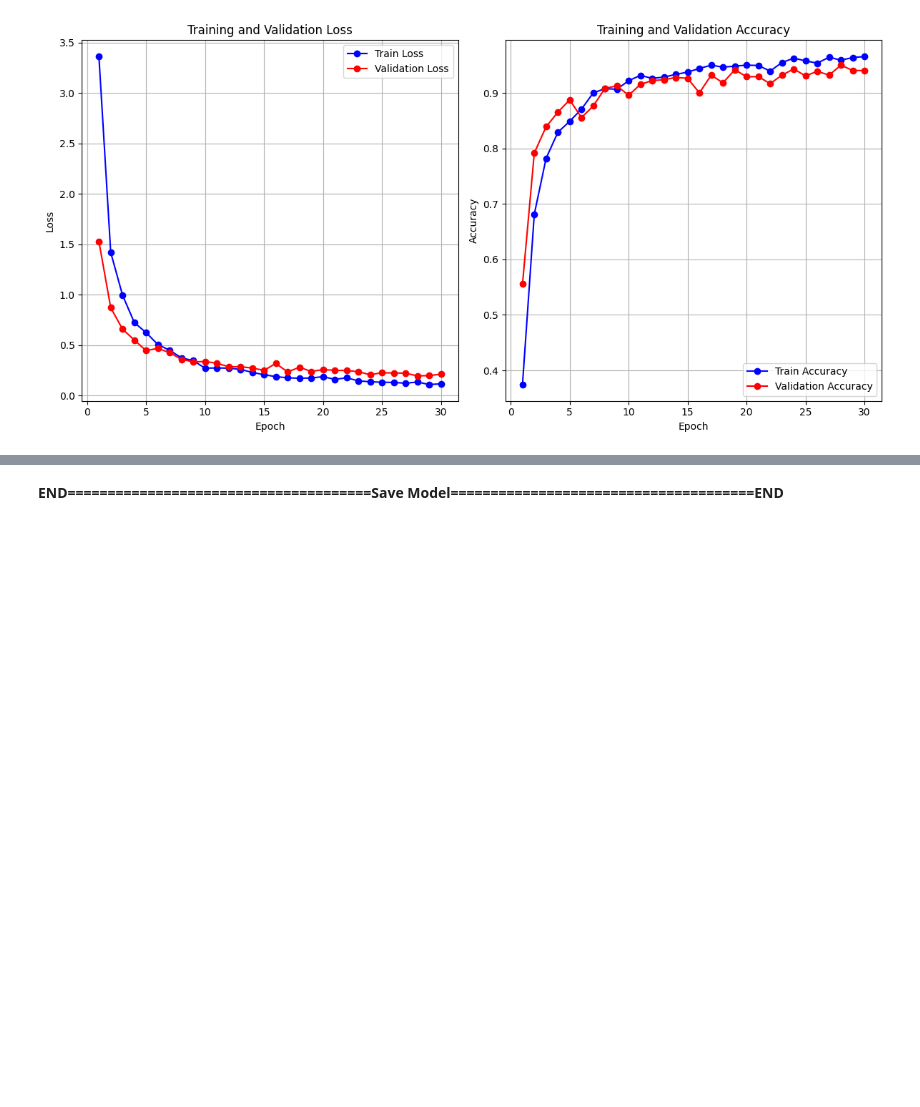
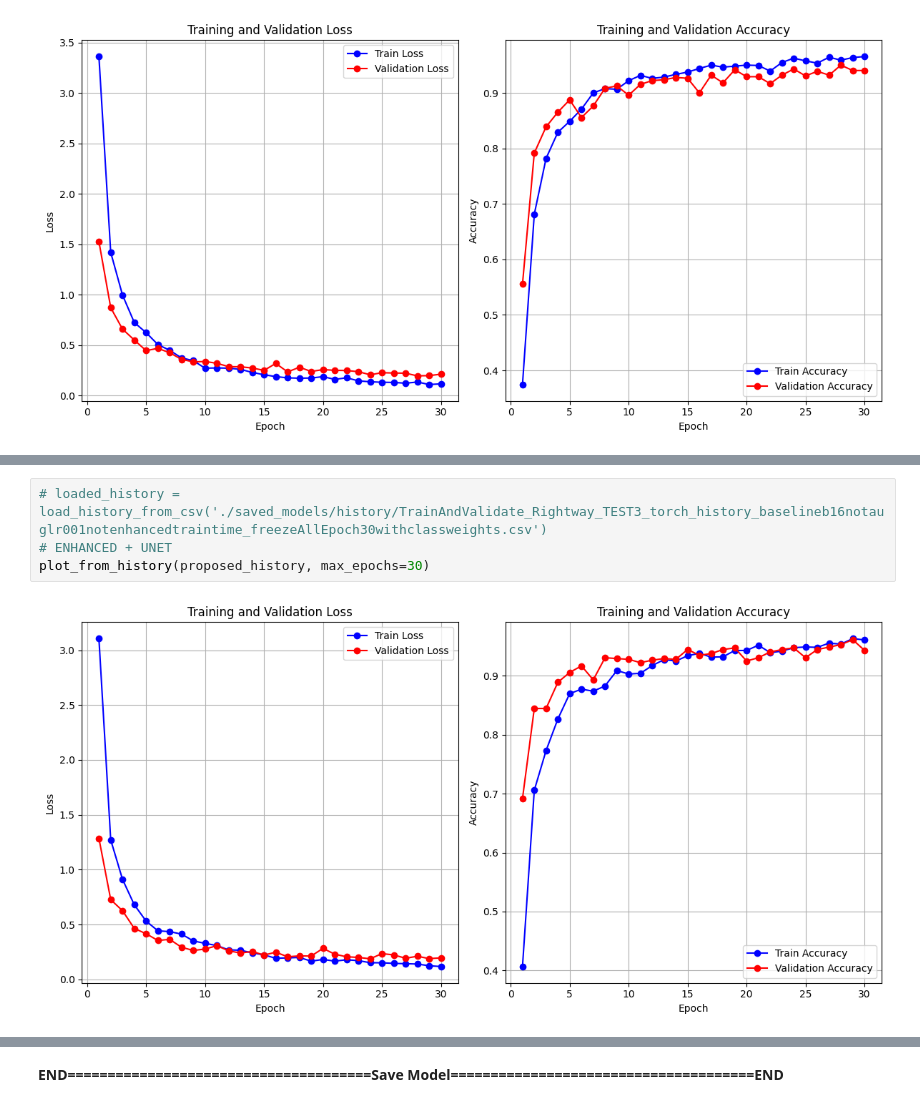
Before and after one commit to kruizo/model-training, a Jupyter notebook: ThesisFinal2.ipynb, the cells around one changed output, grey strips where cells are left out. Saved outputs shown, nothing was run; the diff lists cells and outputs as text; blank space fills up the shorter version.

```diff
--- a/ThesisFinal2.ipynb
+++ b/ThesisFinal2.ipynb
@@ -1109,0 +1232,6 @@ plot_from_history(proposed_history, max_epochs=30)
+# %%
+# loaded_history = load_history_from_csv('./saved_models/history/TrainAndValidate_Rightway_TEST3_torch_history_baselineb16notauglr001notenhancedtraintime_freezeAllEpoch30withclassweights.csv')
+# ENHANCED + UNET
+plot_from_history(proposed_history, max_epochs=30)
+# %% [output]
+[figure, added]
```
Also changed, not shown: parts of 20 cells of this notebook.
